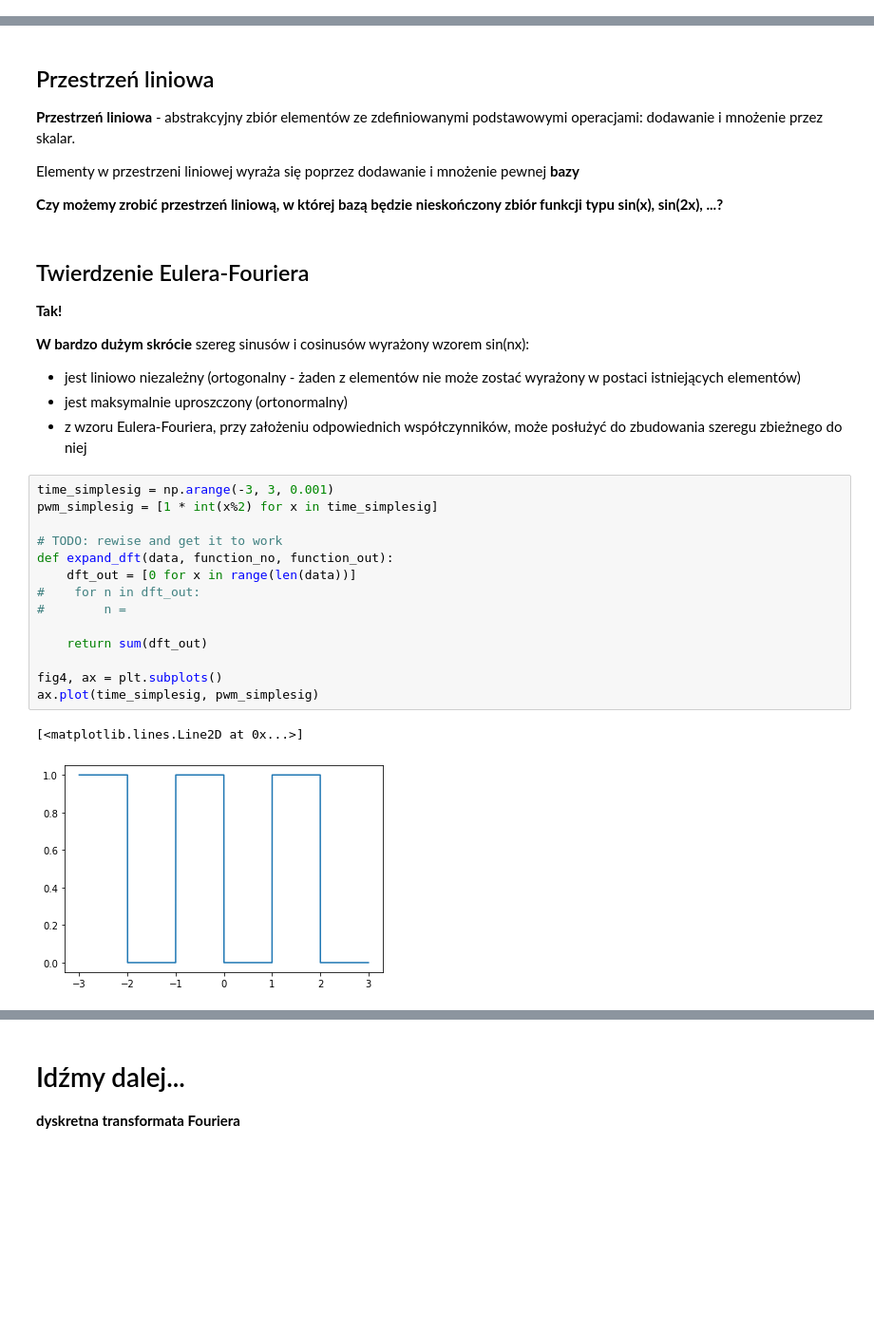
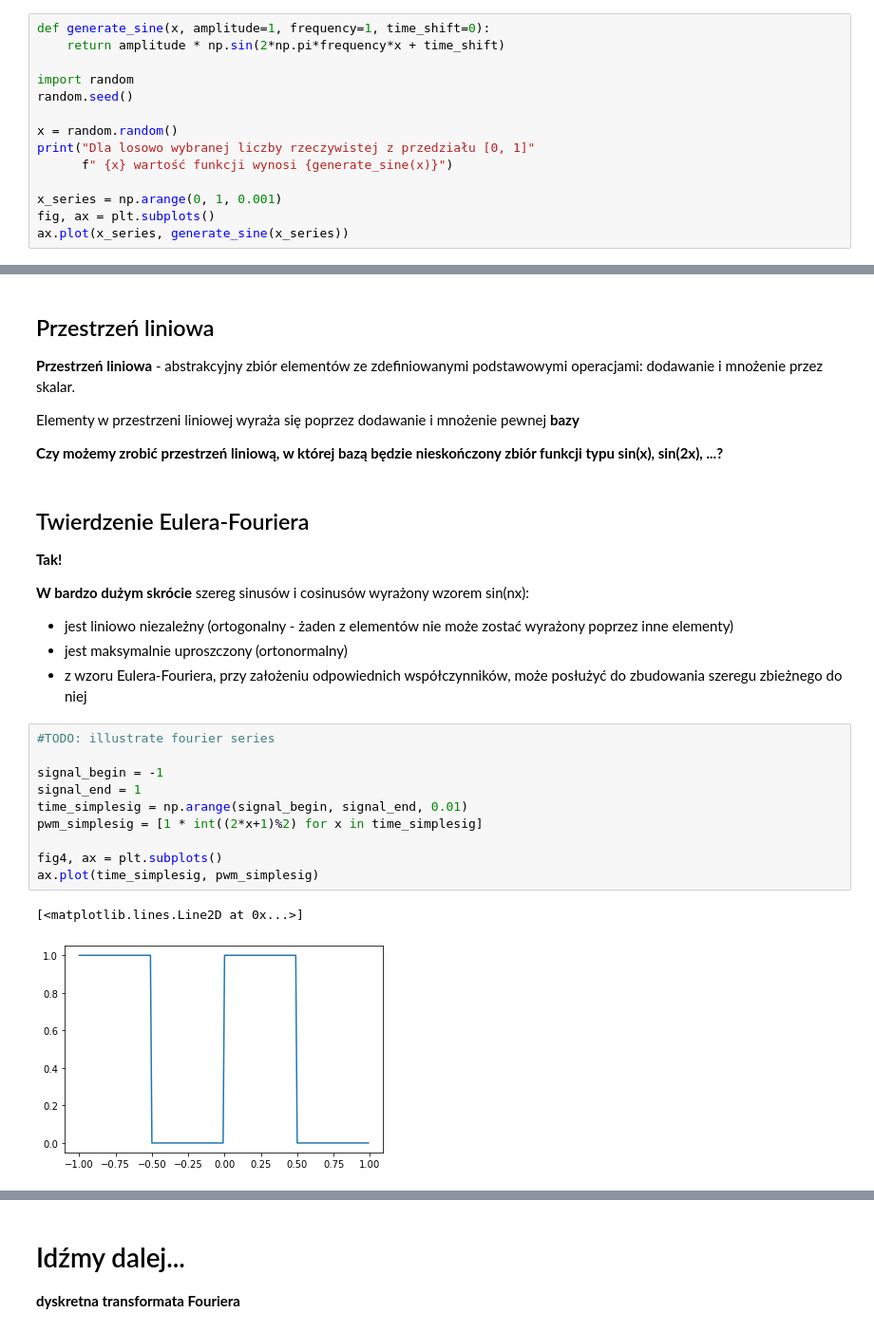
Before and after one commit to pcirrus/dsp_slideshow, a Jupyter notebook: dsp_presentation.ipynb, the cells around one changed output, grey strips where cells are left out. Shown at 95% size. Drawn from its saved outputs; the diff is of its cells as text; blank space fills up the shorter version.

```diff
--- a/dsp_presentation.ipynb
+++ b/dsp_presentation.ipynb
@@ -37,0 +164,14 @@
+# %%
+def generate_sine(x, amplitude=1, frequency=1, time_shift=0):
+    return amplitude * np.sin(2*np.pi*frequency*x + time_shift)
+
+import random
+random.seed()
+
+x = random.random()
+print("Dla losowo wybranej liczby rzeczywistej z przedziału [0, 1]"
+      f" {x} wartość funkcji wynosi {generate_sine(x)}")
+
+x_series = np.arange(0, 1, 0.001)
+fig, ax = plt.subplots()
+ax.plot(x_series, generate_sine(x_series))
@@ -175,23 +357,19 @@ Elementy w przestrzeni liniowej wyraża się poprzez dodawanie i mnożenie pewne
 **Tak!**
 
 **W bardzo dużym skrócie** szereg sinusów i cosinusów wyrażony wzorem sin(nx):
-- jest liniowo niezależny (ortogonalny - żaden z elementów nie może zostać wyrażony w postaci istniejących elementów)
+- jest liniowo niezależny (ortogonalny - żaden z elementów nie może zostać wyrażony poprzez inne elementy)
 - jest maksymalnie uproszczony (ortonormalny)
 - z wzoru Eulera-Fouriera, przy założeniu odpowiednich współczynników, może posłużyć do zbudowania szeregu zbieżnego do niej
 # %%
-time_simplesig = np.arange(-3, 3, 0.001)
-pwm_simplesig = [1 * int(x%2) for x in time_simplesig]
+#TODO: illustrate fourier series
 
-# TODO: rewise and get it to work
-def expand_dft(data, function_no, function_out):
-    dft_out = [0 for x in range(len(data))]
-#    for n in dft_out:
-#        n =
-
-    return sum(dft_out)
+signal_begin = -1
+signal_end = 1
+time_simplesig = np.arange(signal_begin, signal_end, 0.01)
+pwm_simplesig = [1 * int((2*x+1)%2) for x in time_simplesig]
 
 fig4, ax = plt.subplots()
 ax.plot(time_simplesig, pwm_simplesig)
 # %% [output]
 [<matplotlib.lines.Line2D at 0x...>]
-[figure, old version]
+[figure, new version]
```
Also changed, not shown: parts of 32 cells of this notebook.
